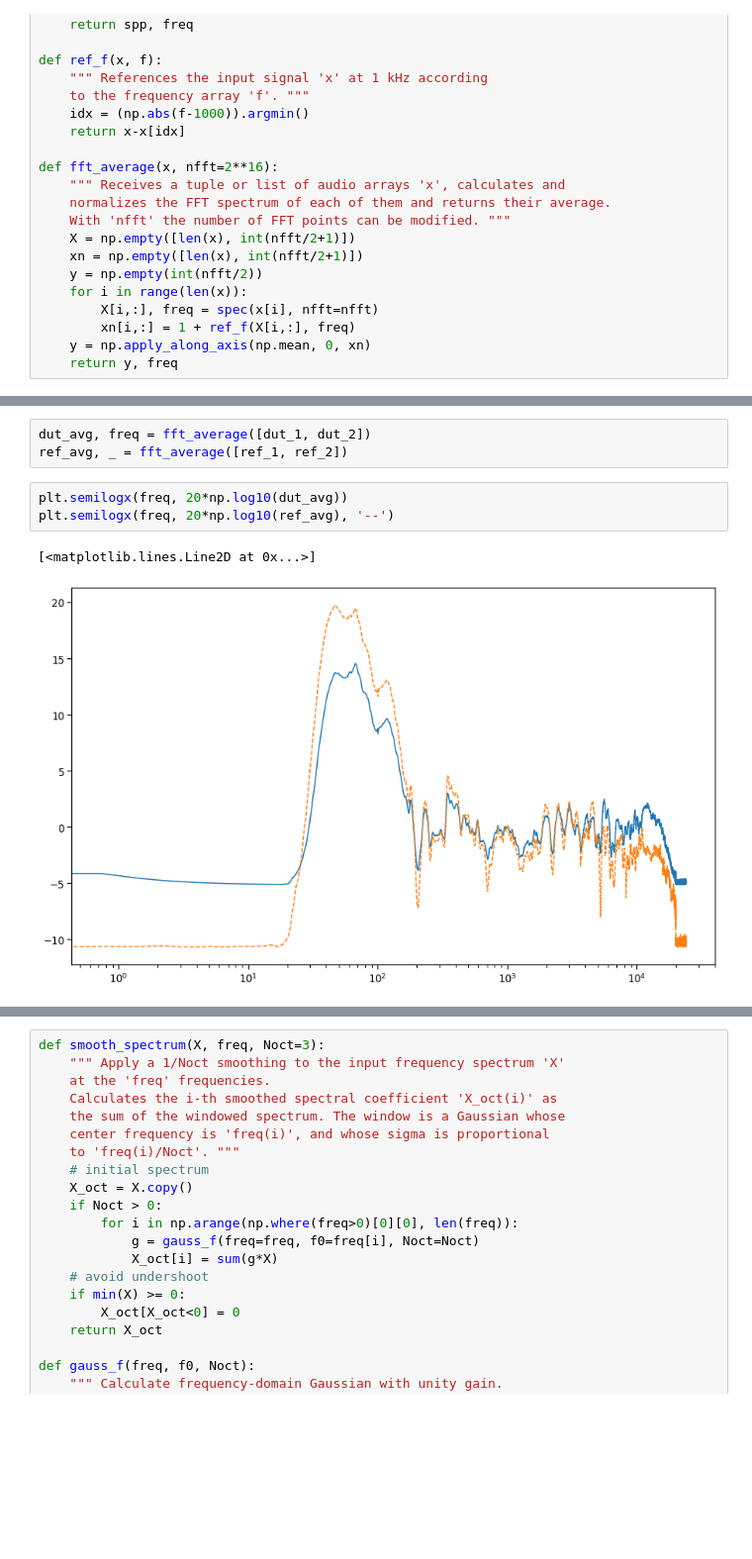
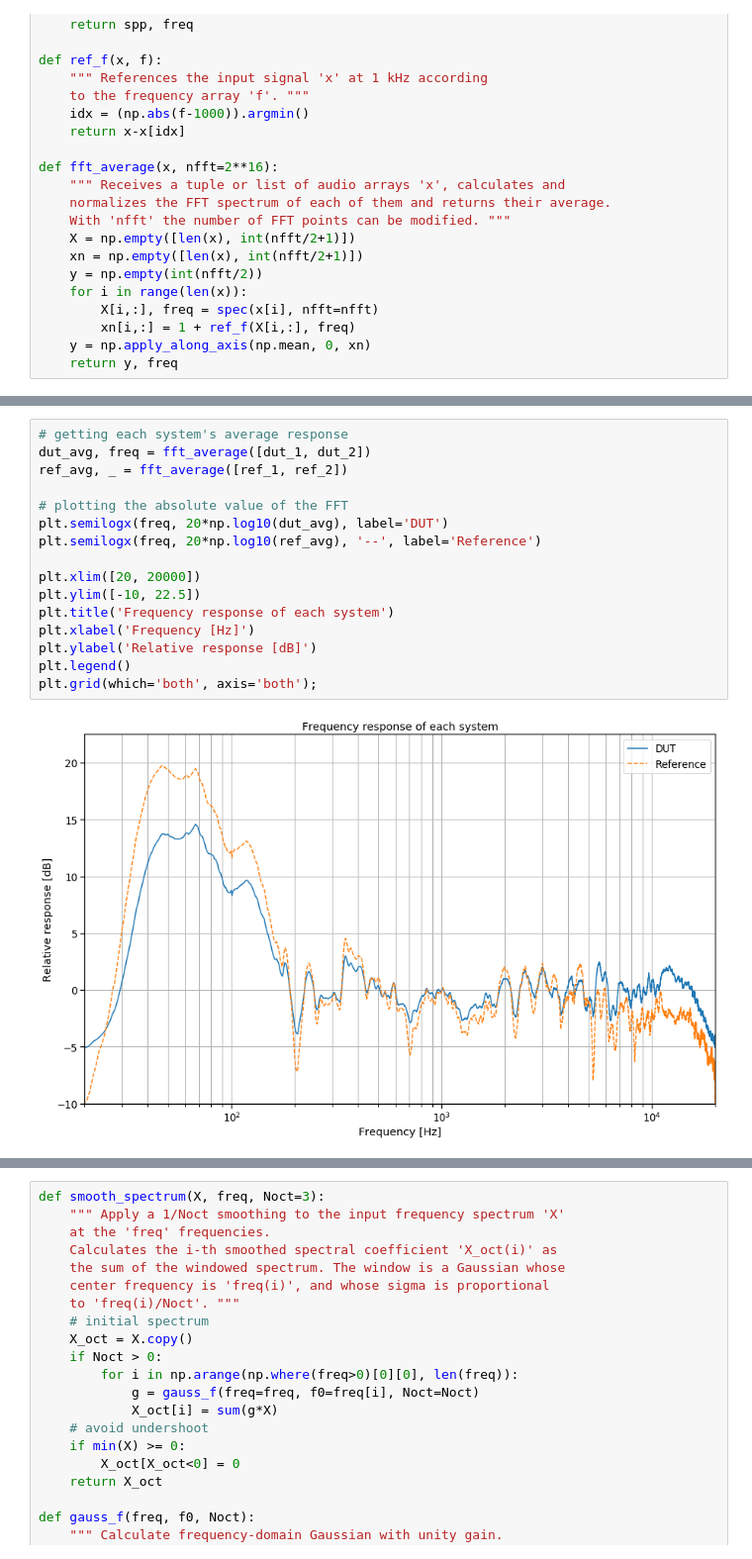
Before and after one commit to tiaqui/my_thesis, a Jupyter notebook: notebooks/1. Inverse filter design and implementation.ipynb, the cells around one changed output, grey strips where cells are left out. Shown at 99% size. Drawn from its saved outputs; the diff is of its cells as text; blank space fills up the shorter version.

```diff
--- a/notebooks/1. Inverse filter design and implementation.ipynb
+++ b/notebooks/1. Inverse filter design and implementation.ipynb
@@ -91,9 +104,18 @@ Having specified the functions needed to compute and average the spectrum of bot
-# %%
-dut_avg, freq = fft_average([dut_1, dut_2])
-ref_avg, _ = fft_average([ref_1, ref_2])
-# %%
-plt.semilogx(freq, 20*np.log10(dut_avg))
-plt.semilogx(freq, 20*np.log10(ref_avg), '--')
-# %% [output]
-[<matplotlib.lines.Line2D at 0x...>]
-[figure, removed]
+# %%
+# getting each system's average response
+dut_avg, freq = fft_average([dut_1, dut_2])
+ref_avg, _ = fft_average([ref_1, ref_2])
+
+# plotting the absolute value of the FFT
+plt.semilogx(freq, 20*np.log10(dut_avg), label='DUT')
+plt.semilogx(freq, 20*np.log10(ref_avg), '--', label='Reference')
+
+plt.xlim([20, 20000])
+plt.ylim([-10, 22.5])
+plt.title('Frequency response of each system')
+plt.xlabel('Frequency [Hz]')
+plt.ylabel('Relative response [dB]')
+plt.legend()
+plt.grid(which='both', axis='both');
+# %% [output]
+[figure, added]
```
Also changed, not shown: parts of 16 cells of this notebook.
